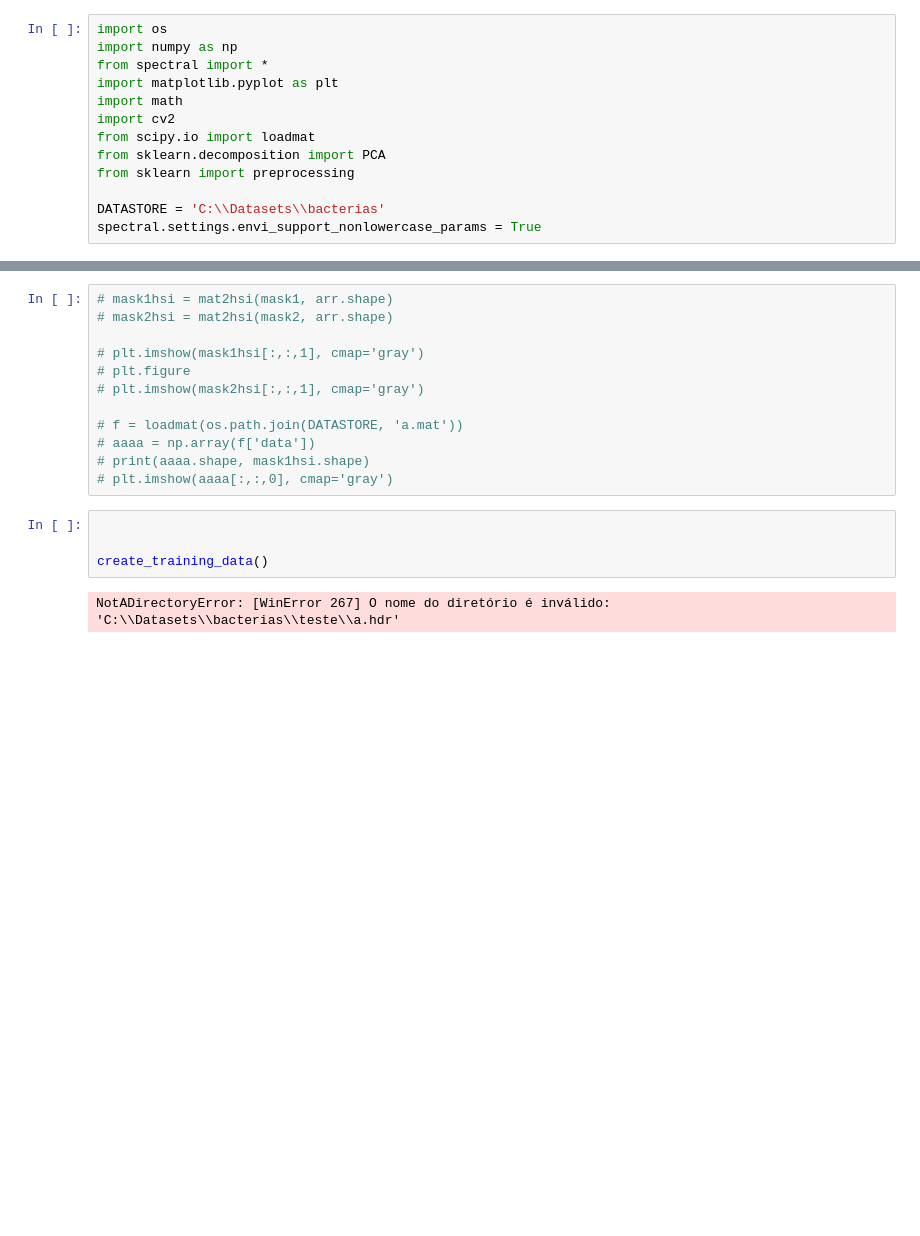
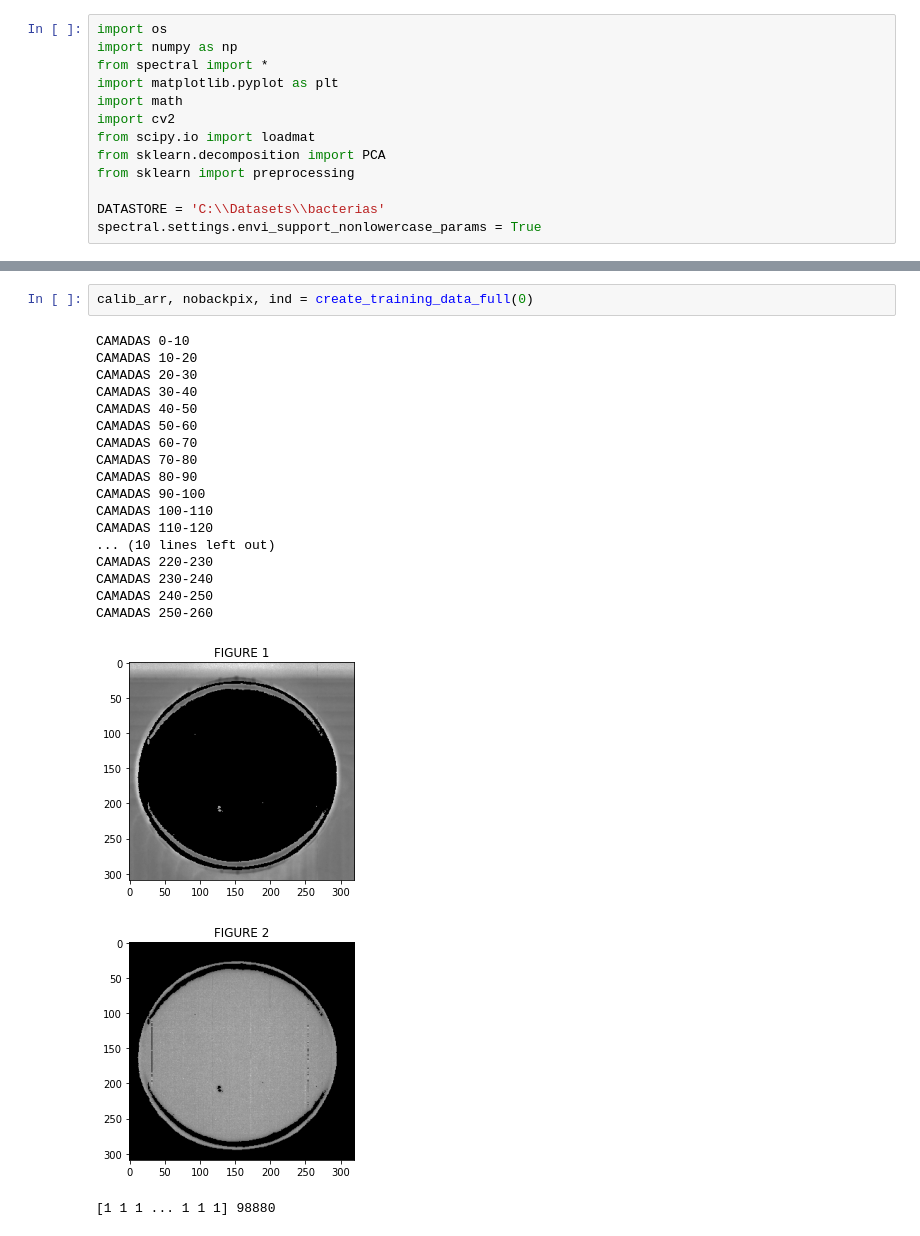
Before and after one commit to dodonut/cnn_tf, a Jupyter notebook: bac_analysis.ipynb, the cells around one changed output, grey strips where cells are left out. Saved outputs shown, nothing was run; the diff lists cells and outputs as text; blank space fills up the shorter version.

```diff
--- a/bac_analysis.ipynb
+++ b/bac_analysis.ipynb
@@ -148,18 +183,23 @@ def create_training_data(choose_bac: int):
-# %%
-# mask1hsi = mat2hsi(mask1, arr.shape)
-# mask2hsi = mat2hsi(mask2, arr.shape)
-
-# plt.imshow(mask1hsi[:,:,1], cmap='gray')
-# plt.figure
-# plt.imshow(mask2hsi[:,:,1], cmap='gray')
-
-# f = loadmat(os.path.join(DATASTORE, 'a.mat'))
-# aaaa = np.array(f['data'])
-# print(aaaa.shape, mask1hsi.shape)
-# plt.imshow(aaaa[:,:,0], cmap='gray')
-# %%
-
-
-create_training_data()
-# %% [output]
-NotADirectoryError: [WinError 267] O nome do diretório é inválido: 'C:\\Datasets\\bacterias\\teste\\a.hdr'
+# %%
+calib_arr, nobackpix, ind = create_training_data_full(0)
+# %% [output]
+CAMADAS 0-10
+CAMADAS 10-20
+CAMADAS 20-30
+CAMADAS 30-40
+CAMADAS 40-50
+CAMADAS 50-60
+CAMADAS 60-70
+CAMADAS 70-80
+CAMADAS 80-90
+CAMADAS 90-100
+CAMADAS 100-110
+CAMADAS 110-120
+... (10 lines left out)
+CAMADAS 220-230
+CAMADAS 230-240
+CAMADAS 240-250
+CAMADAS 250-260
+[figure, added]
+[figure, added]
+[1 1 1 ... 1 1 1] 98880
```
Also changed, not shown: parts of 2 cells of this notebook.
